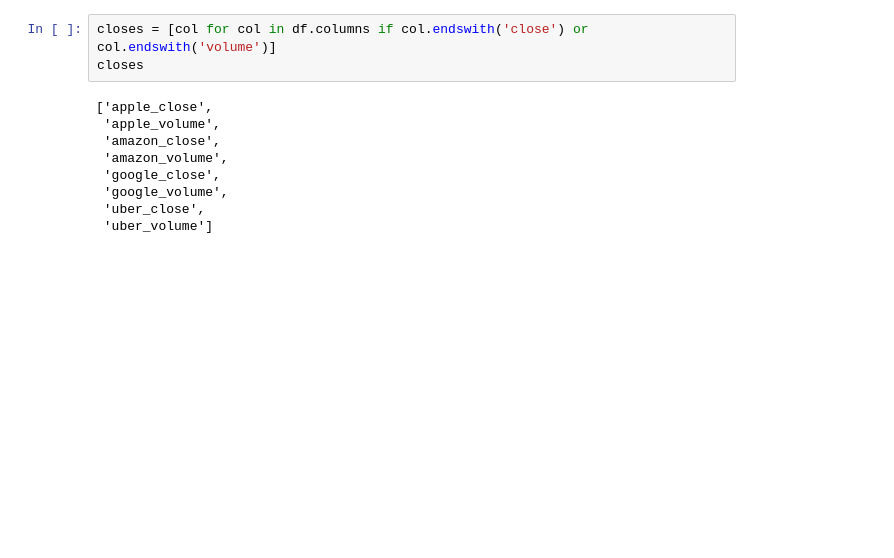
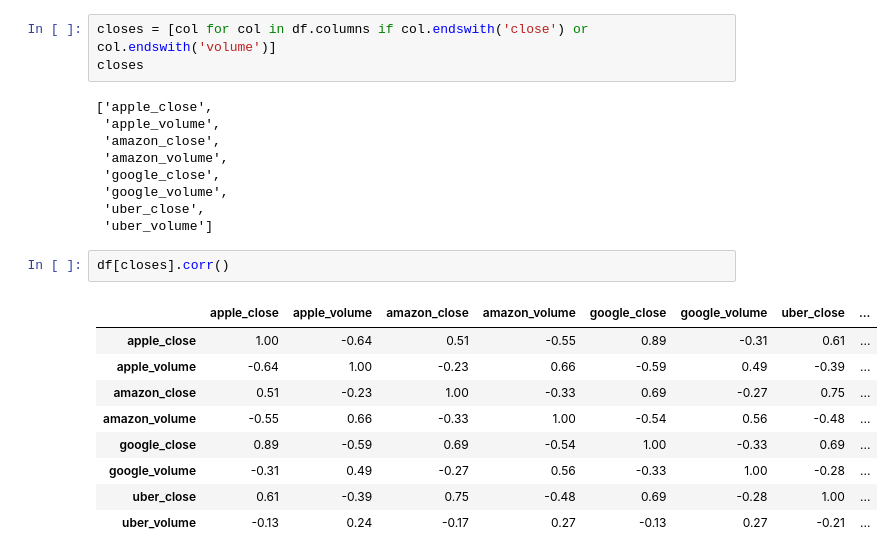
Before and after one commit to maly174/Big-Data, a Jupyter notebook: Untitled2.ipynb, the cells around one changed output. Drawn from its saved outputs; the diff is of its cells as text; blank space fills up the shorter version.

```diff
--- a/Untitled2.ipynb
+++ b/Untitled2.ipynb
@@ -326,3 +326,15 @@ closes
  'google_volume',
  'uber_close',
  'uber_volume']
+# %%
+df[closes].corr()
+# %% [output]
+|  | apple_close | apple_volume | amazon_close | amazon_volume | google_close | google_volume | uber_close | ... |
+| apple_close | 1.00 | -0.64 | 0.51 | -0.55 | 0.89 | -0.31 | 0.61 | ... |
+| apple_volume | -0.64 | 1.00 | -0.23 | 0.66 | -0.59 | 0.49 | -0.39 | ... |
+| amazon_close | 0.51 | -0.23 | 1.00 | -0.33 | 0.69 | -0.27 | 0.75 | ... |
+| amazon_volume | -0.55 | 0.66 | -0.33 | 1.00 | -0.54 | 0.56 | -0.48 | ... |
+| google_close | 0.89 | -0.59 | 0.69 | -0.54 | 1.00 | -0.33 | 0.69 | ... |
+| google_volume | -0.31 | 0.49 | -0.27 | 0.56 | -0.33 | 1.00 | -0.28 | ... |
+| uber_close | 0.61 | -0.39 | 0.75 | -0.48 | 0.69 | -0.28 | 1.00 | ... |
+| uber_volume | -0.13 | 0.24 | -0.17 | 0.27 | -0.13 | 0.27 | -0.21 | ... |
```
Also changed, not shown: parts of 6 cells of this notebook.
